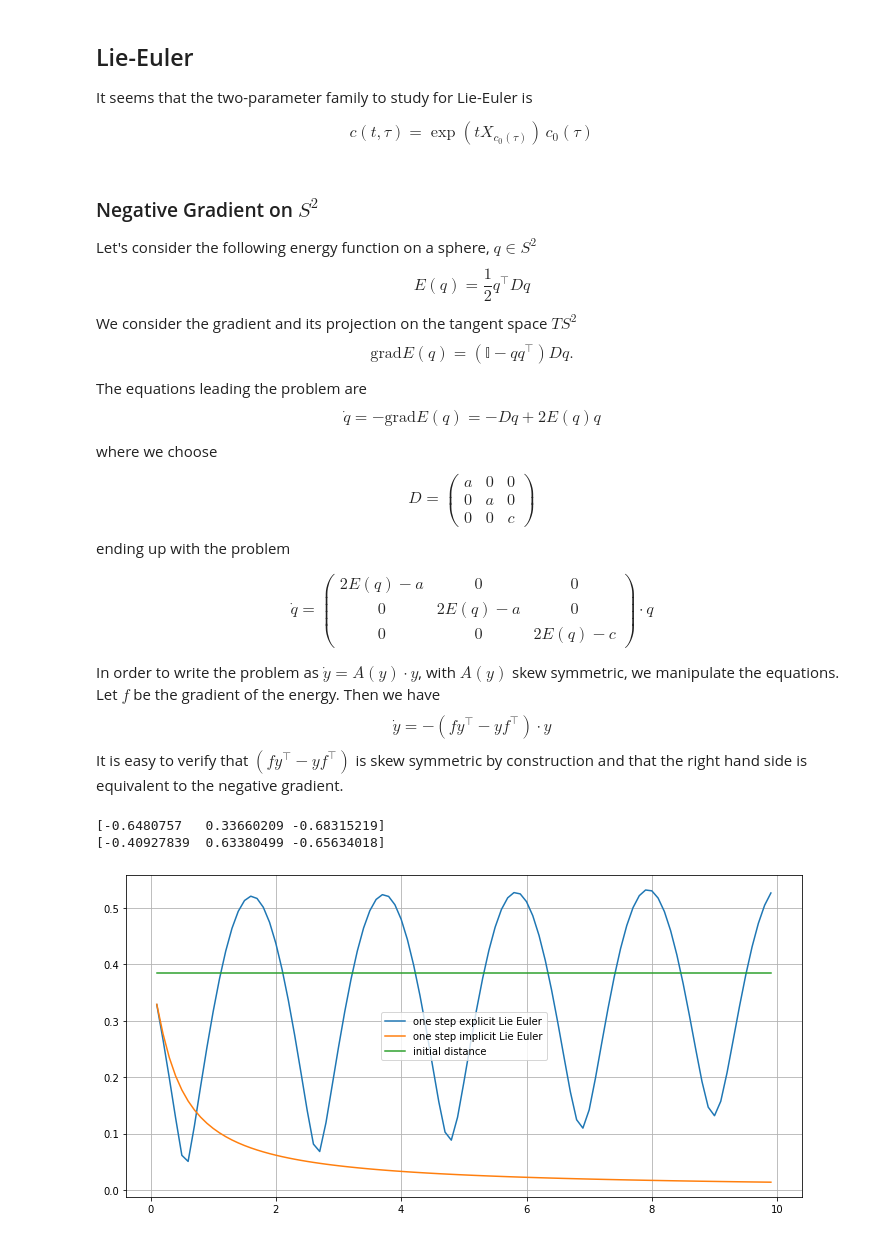
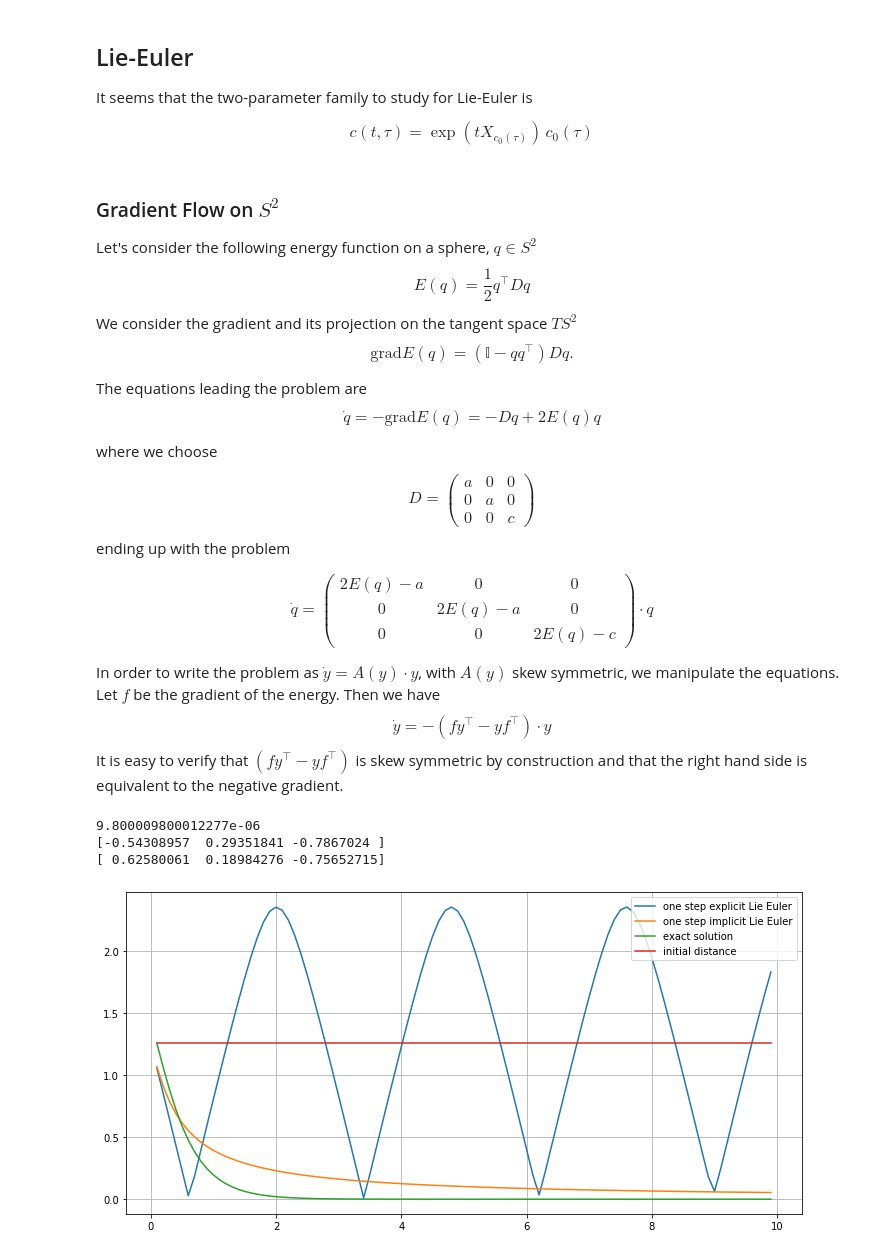
Before and after one commit to DeniseTumiotto/SphericalPendulum-Secondment, a Jupyter notebook: extras/S2contract.ipynb, the cells around one changed output. Cells and saved outputs as stored; diff of their text form; code cells hidden in the pictures.

```diff
--- a/extras/S2contract.ipynb
+++ b/extras/S2contract.ipynb
@@ -627,7 +629,7 @@ $$
 # plt.title('Lie-Euler for various stepsizes')
 # plt.show()
 # %% [markdown]
-### Negative Gradient on $S^2$
+### Gradient Flow on $S^2$
 
 Let's consider the following energy function on a sphere, $q\in S^2$
 $$E(q)=\frac{1}{2}q^\top Dq$$
@@ -667,30 +669,37 @@ if I1 > I3:
     I3 = np.copy(I1)
     I1 = np.copy(tmp)
 I2 = np.copy(I1)
-# diag = np.array([1/I1, 1/I2, 1/I3]).reshape(3,)
-diag = np.array([4, 4, 1]).reshape(3,)
+diag = np.array([1/I1, 1/I2, 1/I3]).reshape(3,)
+# diag = np.array([4, 4, 1]).reshape(3,)
 Inertia = np.diag(diag)
 
 h = np.arange(0.1,10.0,0.1)
 N = np.size(h)
-time = np.linspace(0,T,N+1)
+nTime = 10000
+time = np.linspace(h[0],h[-1],nTime)
+dt = time[1]-time[0]
 maxIt = 30
 tol = 1e-12
 
-phi0=-np.pi/2*np.random.rand(2)
+phi0=-np.pi/4+(np.pi/4-1)*np.random.rand(2)
 # theta0=2*np.pi*np.random.rand(2)
-theta0=np.pi*np.random.rand(2)
+# theta0=np.pi*np.random.rand(2)
 q = np.zeros((2,3,N+1))
-RD = np.zeros((2,N+1))
+qi = np.zeros((2,3,N+1))
+qe = np.zeros((2,3,N+1))
+RD = np.zeros((3,N+1))
 DRD = np.zeros((N,))
 q[0,:,0] = spherical2cart([phi0[0],theta0[0]])
 q[1,:,0] = spherical2cart([phi0[1],theta0[1]])
-qi = np.zeros((2,3,N+1))
 qi[0,:,0] = np.copy(q[0,:,0])
 qi[1,:,0] = np.copy(q[1,:,0])
+qe[0,:,0] = np.copy(q[0,:,0])
+qe[1,:,0] = np.copy(q[1,:,0])
 RD[0,0] = rdistance(q[0,:,0],q[1,:,0])
 RD[1,0] = rdistance(q[0,:,0],q[1,:,0])
+RD[2,0] = rdistance(q[0,:,0],q[1,:,0])
 
+print(dt)
 print(q[0,:,0])
 print(q[1,:,0])
 # print(np.linalg.norm(q[0,:,0]))
@@ -713,39 +722,50 @@ def LieEuler(x0,x,D,dt):
 
 my_fun = lambda x, x0, D, dt : - x + LieEuler(x0, x, D, dt)
 
+tmpExact = np.zeros((2,3,nTime+1))
+tmpExact[0,:,0] = np.copy(q[0,:,0])
+tmpExact[1,:,0] = np.copy(q[1,:,0])
+for cnt in range(nTime):
+    for j in range(2):
+        tmpExact[j,:,cnt+1] = fsolve(my_fun, tmpExact[j,:,cnt], args=(tmpExact[j,:,cnt], Inertia, dt))
+
 
 for k in range(N):
     for j in range(2):
         q[j,:,k+1] = LieEuler(q[j,:,0],q[j,:,0],Inertia,h[k])
         qi[j,:,k+1] = fsolve(my_fun, qi[j,:,k], args=(qi[j,:,0], Inertia, h[k]))
+        qe[j,:,k+1] = tmpExact[j,:,k*(nTime//N)]
     RD[0,k+1] = rdistance(q[0,:,k+1],q[1,:,k+1])
     RD[1,k+1] = rdistance(qi[0,:,k+1],qi[1,:,k+1])
+    RD[2,k+1] = rdistance(qe[0,:,k+1],qe[1,:,k+1])
     DRD[k] = NumDiff(RD[1,k], RD[1,k+1], h[1]-h[0])
 
 # print(np.linalg.norm(q[0,:,:], axis=0))
 # print(np.linalg.norm(qi[0,:,:], axis=0))
 
 # if any(DRD[5:]>0):
 #     print('positive derivative')
 
 # fig1 = plt.figure()
 # plt.plot(h, DRD, color='red', label='derivative implicit Lie Euler distance function')
 # # plt.plot(h, np.zeros((N,)), color='green')
 # plt.legend()
 # plt.grid()
 
 fig2 = plt.figure()
 plt.plot(h, RD[0,1:], label='one step explicit Lie Euler')
 plt.plot(h, RD[1,1:], label='one step implicit Lie Euler')
+plt.plot(h, RD[2,1:], label='exact solution')
 plt.plot(h, RD[0,0]*np.ones((N, )), label='initial distance')
 plt.legend()
 plt.grid()
 
 plt.show()
 # %% [output]
-[-0.6480757   0.33660209 -0.68315219]
-[-0.40927839  0.63380499 -0.65634018]
+9.800009800012277e-06
+[-0.54308957  0.29351841 -0.7867024 ]
+[ 0.62580061  0.18984276 -0.75652715]
-[figure, old version]
+[figure, new version]
 # %%
 plt.rcParams["figure.figsize"] = [10.00, 5.00]
 plt.rcParams["figure.autolayout"] = True
```
Also changed, not shown: parts of 9 cells of this notebook, 2 other files.
